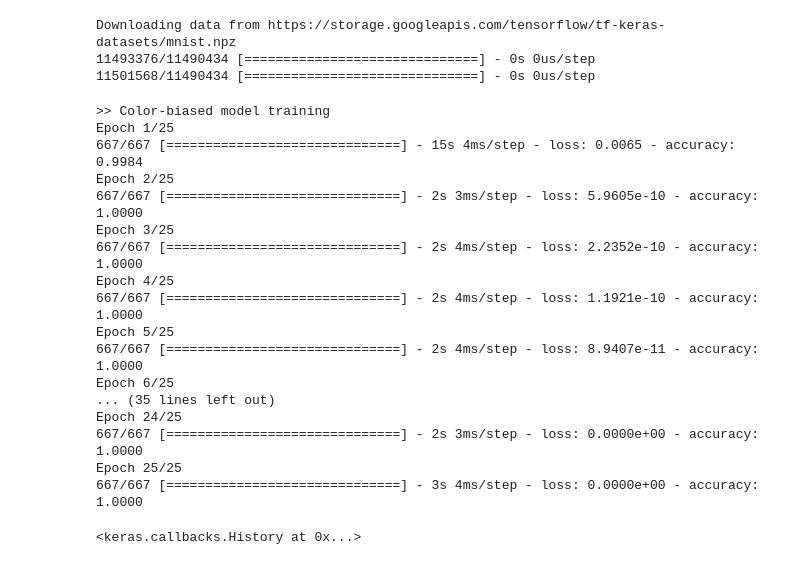
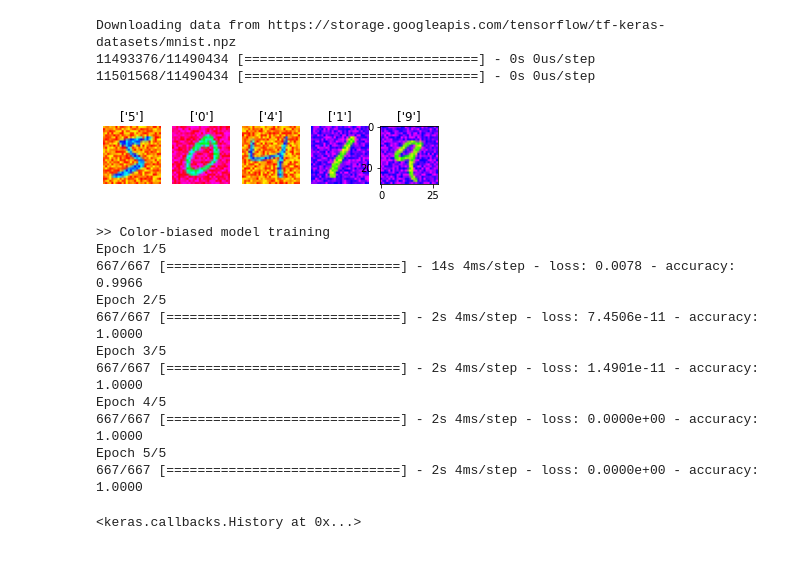
Before and after one commit to axelpuyo/liasd, a Jupyter notebook: perceptive_bias_model.ipynb, the cells around one changed output. Cells and saved outputs as stored; diff of their text form; code cells hidden in the pictures.

```diff
--- a/perceptive_bias_model.ipynb
+++ b/perceptive_bias_model.ipynb
@@ -44,9 +43,22 @@ importing Jupyter notebook from colored_mnist.ipynb
+# %%
+def uncategoric(lab):
+  names = np.array(['0', '1', '2', '3', '4', '5', '6', '7', '8', '9', 'r', 'g', 'b'])
+  numbers = np.array([i for i in range(13)])
+  idx = (lab == 1)
+  return str(names[idx == True]), int(numbers[idx == True])
 # %%
 (train_images, train_colors, train_numbers, train_mixed), (test_images, test_colors, test_numbers, test_mixed) = colored_mnist.load_data(8000)
+
+for i in range(5):
+  plt.axis('off')
+  plt.subplot(1, 5, i + 1)
+  plt.title(uncategoric(train_mixed[i])[0])
+  plt.imshow(train_images[i])
 # %% [output]
 Downloading data from https://storage.googleapis.com/tensorflow/tf-keras-datasets/mnist.npz
 11493376/11490434 [==============================] - 0s 0us/step
 11501568/11490434 [==============================] - 0s 0us/step
+[figure, added]
 # %%
 # Color-biased model
 color_model = keras.Sequential()
@@ -65,25 +77,19 @@ color_model.compile(optimizer='rmsprop', loss='categorical_crossentropy', metric
 # color_model.summary()
 
 print('>> Color-biased model training')
-color_model.fit(train_images, train_colors, batch_size=12, epochs=25)
+color_model.fit(train_images, train_colors, batch_size=12, epochs=5)
 # %% [output]
 >> Color-biased model training
-Epoch 1/25
-667/667 [==============================] - 15s 4ms/step - loss: 0.0065 - accuracy: 0.9984
-Epoch 2/25
-667/667 [==============================] - 2s 3ms/step - loss: 5.9605e-10 - accuracy: 1.0000
-Epoch 3/25
-667/667 [==============================] - 2s 4ms/step - loss: 2.2352e-10 - accuracy: 1.0000
-Epoch 4/25
-667/667 [==============================] - 2s 4ms/step - loss: 1.1921e-10 - accuracy: 1.0000
-Epoch 5/25
-667/667 [==============================] - 2s 4ms/step - loss: 8.9407e-11 - accuracy: 1.0000
-Epoch 6/25
-... (35 lines left out)
-Epoch 24/25
-667/667 [==============================] - 2s 3ms/step - loss: 0.0000e+00 - accuracy: 1.0000
-Epoch 25/25
-667/667 [==============================] - 3s 4ms/step - loss: 0.0000e+00 - accuracy: 1.0000
+Epoch 1/5
+667/667 [==============================] - 14s 4ms/step - loss: 0.0078 - accuracy: 0.9966
+Epoch 2/5
+667/667 [==============================] - 2s 4ms/step - loss: 7.4506e-11 - accuracy: 1.0000
+Epoch 3/5
+667/667 [==============================] - 2s 4ms/step - loss: 1.4901e-11 - accuracy: 1.0000
+Epoch 4/5
+667/667 [==============================] - 2s 4ms/step - loss: 0.0000e+00 - accuracy: 1.0000
+Epoch 5/5
+667/667 [==============================] - 2s 4ms/step - loss: 0.0000e+00 - accuracy: 1.0000
 <keras.callbacks.History at 0x...>
 # %%
 # Shape-biased model
```
Also changed, not shown: parts of 10 cells of this notebook.
